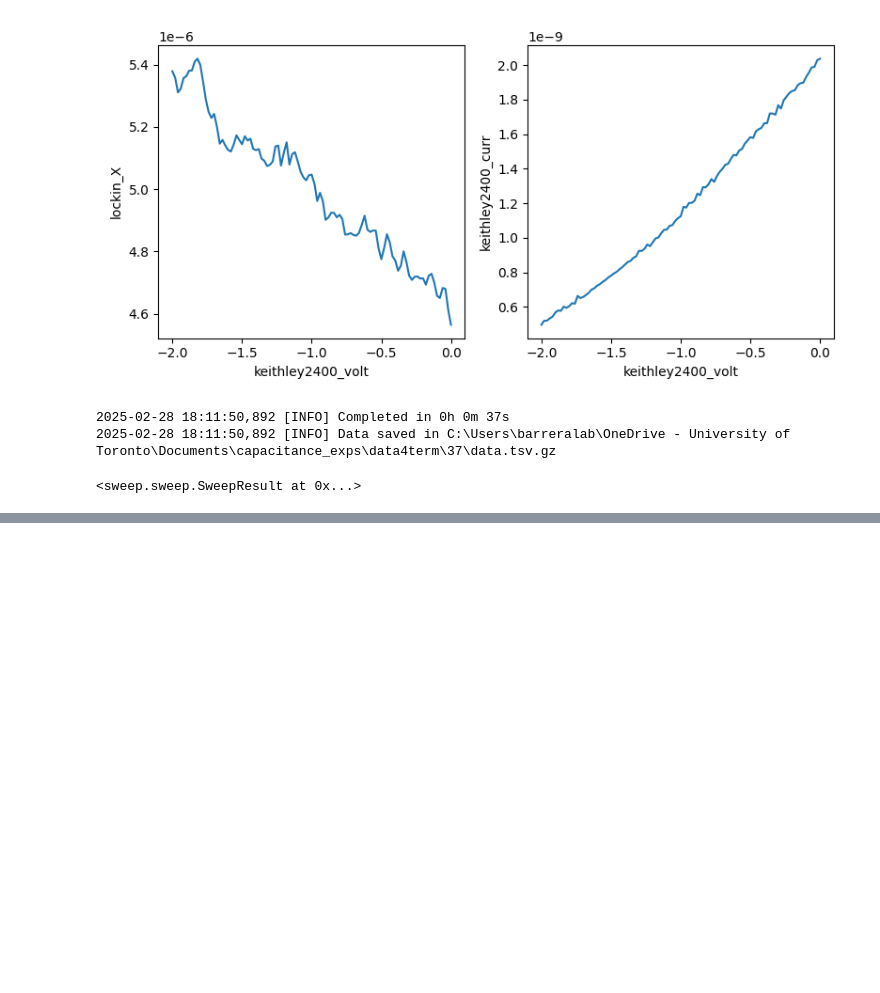
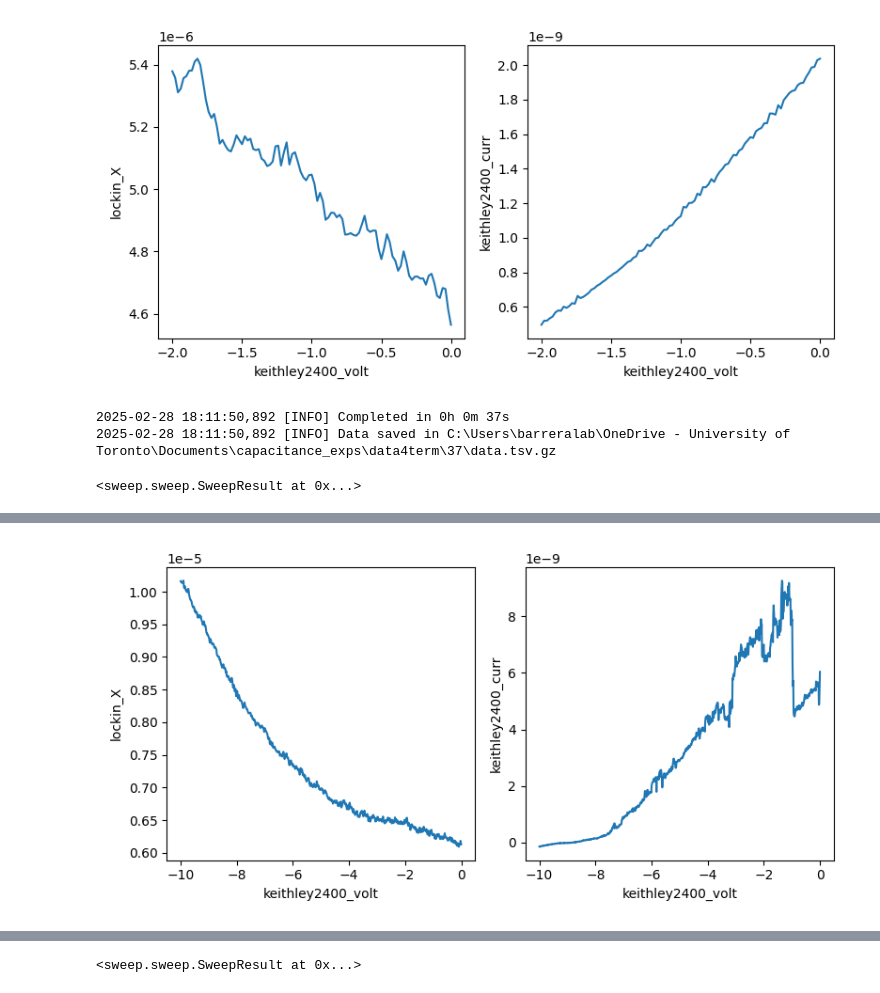
Before and after one commit to barreralab/capacitance_exps, a Jupyter notebook: notebooks/acquisition/stak51_4term/test.ipynb, the cells around one changed output, grey strips where cells are left out. Cells and saved outputs as stored; diff of their text form; code cells hidden in the pictures; blank space fills up the shorter version.

```diff
--- a/notebooks/acquisition/stak51_4term/test.ipynb
+++ b/notebooks/acquisition/stak51_4term/test.ipynb
@@ -502,7 +508,7 @@ mc = {}
 for param in indep_params + dep_params:
     mc[param.full_name] = param.label
 
-s = sweep.Station(basedir=data4path, measurement_config=mc)
+s = sweep.Station(basedir=DATA_FOUR_TERM_PATH, measurement_config=mc)
 for param in indep_params + dep_params:
     s.fp(param)
 
@@ -550,7 +556,7 @@ mc = {}
 for param in indep_params + dep_params:
     mc[param.full_name] = param.label
 
-s = sweep.Station(basedir=data4path, measurement_config=mc)
+s = sweep.Station(basedir=DATA_FOUR_TERM_PATH, measurement_config=mc)
 for param in indep_params + dep_params:
     s.fp(param)
 
@@ -580,7 +586,7 @@ mc = {}
 for param in indep_params + dep_params:
     mc[param.full_name] = param.label
 
-s = sweep.Station(basedir=data4path, measurement_config=mc)
+s = sweep.Station(basedir=DATA_FOUR_TERM_PATH, measurement_config=mc)
 for param in indep_params + dep_params:
     s.fp(param)
 
@@ -610,7 +616,7 @@ mc = {}
 for param in indep_params + dep_params:
     mc[param.full_name] = param.label
 
-s = sweep.Station(basedir=data4path, measurement_config=mc)
+s = sweep.Station(basedir=DATA_FOUR_TERM_PATH, measurement_config=mc)
 for param in indep_params + dep_params:
     s.fp(param)
 
@@ -734,0 +739,3 @@ paramp(keith2400.volt)
+# %%
+mm_sweep(keith2400.volt, -10, 0, 801, 0.2, s)
+# %% [output]
@@ -734,0 +744 @@ paramp(keith2400.volt)
+[figure, added]
@@ -734,0 +747 @@ paramp(keith2400.volt)
+<sweep.sweep.SweepResult at 0x...>
```
Also changed, not shown: parts of 25 cells of this notebook, 21 other files.
